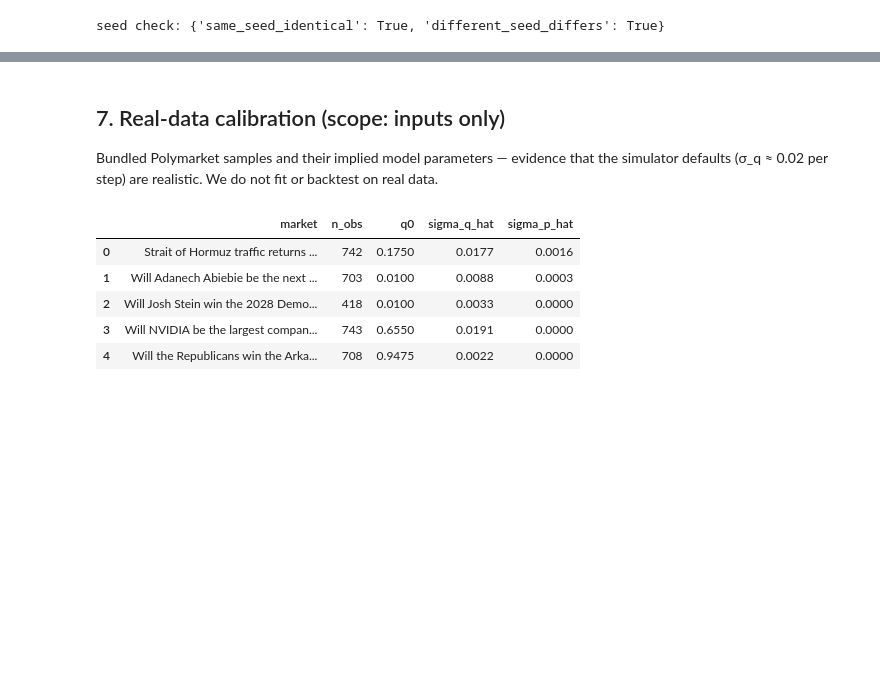
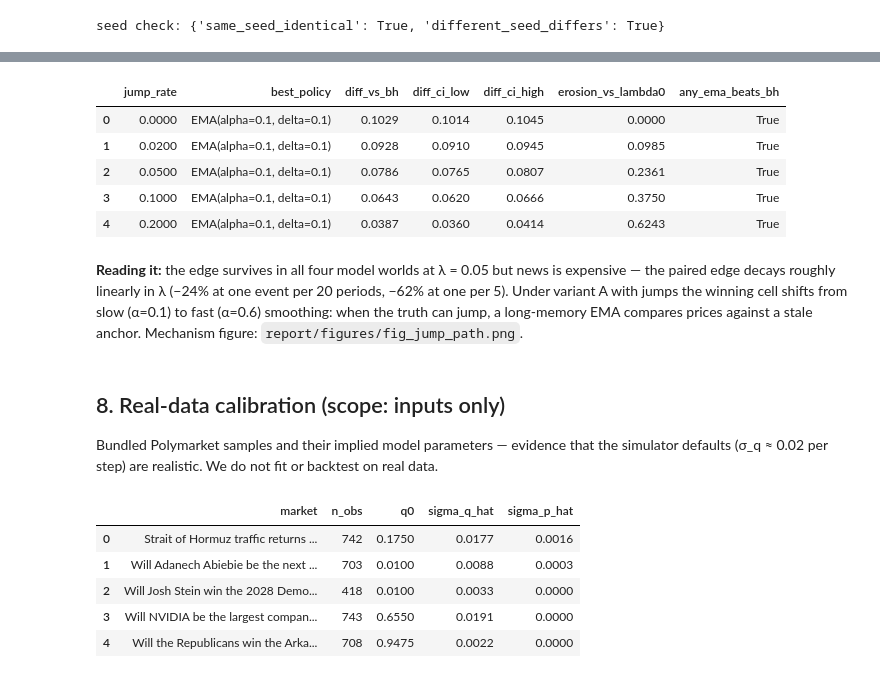
Before and after one commit to larionovaa2248-glitch/stochastic-project, a Jupyter notebook: notebooks/analysis.ipynb, the cells around one changed output, grey strips where cells are left out. Cells and saved outputs as stored; diff of their text form; code cells hidden in the pictures; blank space fills up the shorter version.

```diff
--- a/notebooks/analysis.ipynb
+++ b/notebooks/analysis.ipynb
@@ -177,5 +192,19 @@ seed check: {'same_seed_identical': True, 'different_seed_differs': True}
+# %%
+js = tables['sweep_jump_rate']
+js = js.assign(erosion_vs_lambda0=1 - js['diff_vs_bh'] / js['diff_vs_bh'].iloc[0])
+js[['jump_rate','best_policy','diff_vs_bh','diff_ci_low','diff_ci_high',
+    'erosion_vs_lambda0','any_ema_beats_bh']]
+# %% [output]
+|  | jump_rate | best_policy | diff_vs_bh | diff_ci_low | diff_ci_high | erosion_vs_lambda0 | any_ema_beats_bh |
+| 0 | 0.0000 | EMA(alpha=0.1, delta=0.1) | 0.1029 | 0.1014 | 0.1045 | 0.0000 | True |
+| 1 | 0.0200 | EMA(alpha=0.1, delta=0.1) | 0.0928 | 0.0910 | 0.0945 | 0.0985 | True |
+| 2 | 0.0500 | EMA(alpha=0.1, delta=0.1) | 0.0786 | 0.0765 | 0.0807 | 0.2361 | True |
+| 3 | 0.1000 | EMA(alpha=0.1, delta=0.1) | 0.0643 | 0.0620 | 0.0666 | 0.3750 | True |
+| 4 | 0.2000 | EMA(alpha=0.1, delta=0.1) | 0.0387 | 0.0360 | 0.0414 | 0.6243 | True |
+# %% [markdown]
+**Reading it:** the edge survives in all four model worlds at λ = 0.05 but news is expensive — the paired edge decays roughly linearly in λ (−24% at one event per 20 periods, −62% at one per 5). Under variant A with jumps the winning cell shifts from slow (α=0.1) to fast (α=0.6) smoothing: when the truth can jump, a long-memory EMA compares prices against a stale anchor. Mechanism figure: `report/figures/fig_jump_path.png`.
 # %% [markdown]
-## 7. Real-data calibration (scope: inputs only)
+## 8. Real-data calibration (scope: inputs only)
 Bundled Polymarket samples and their implied model parameters — evidence that the simulator defaults (σ_q ≈ 0.02 per step) are realistic. We do not fit or backtest on real data.
 # %%
 from src.calibration import list_samples, load_sample, estimate_params
```
Also changed, not shown: parts of 3 cells of this notebook, 13 other files.
